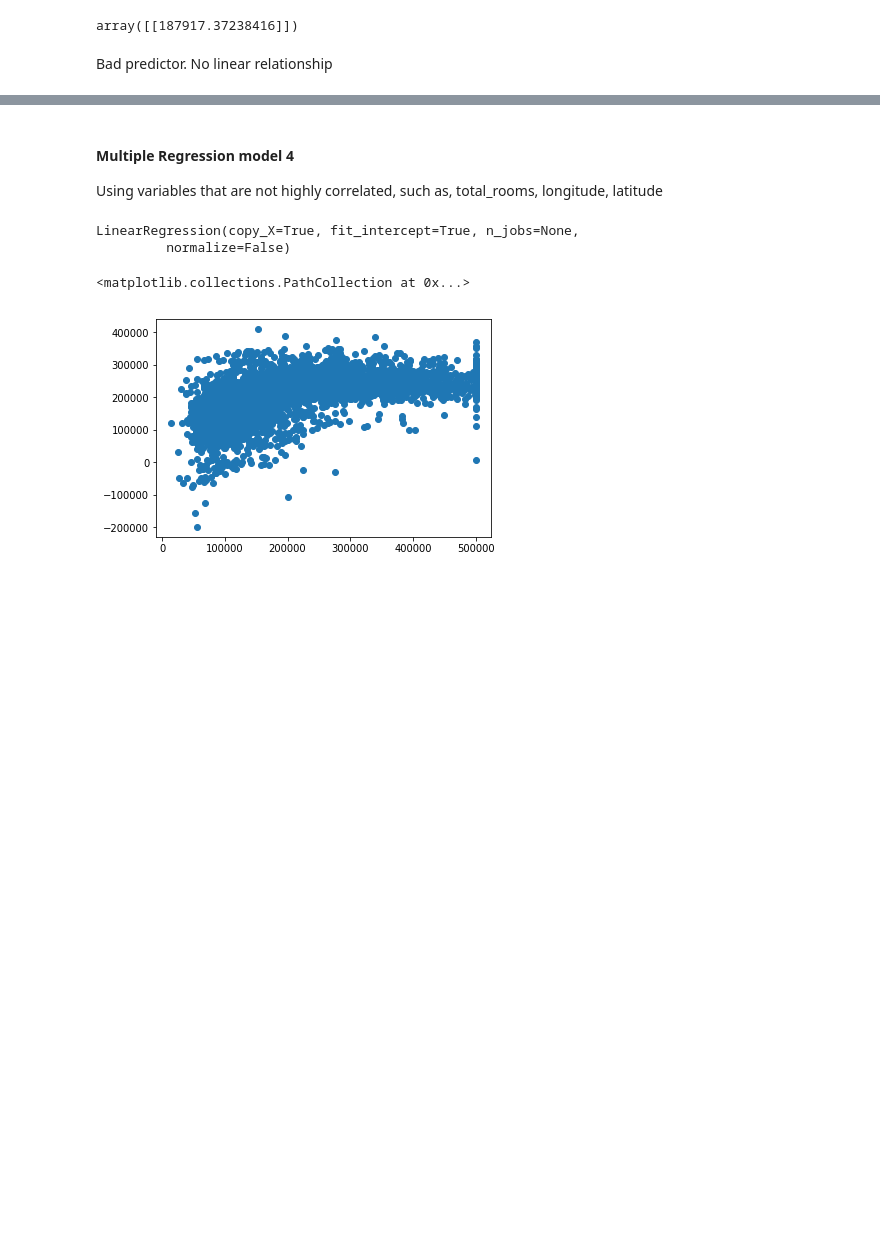
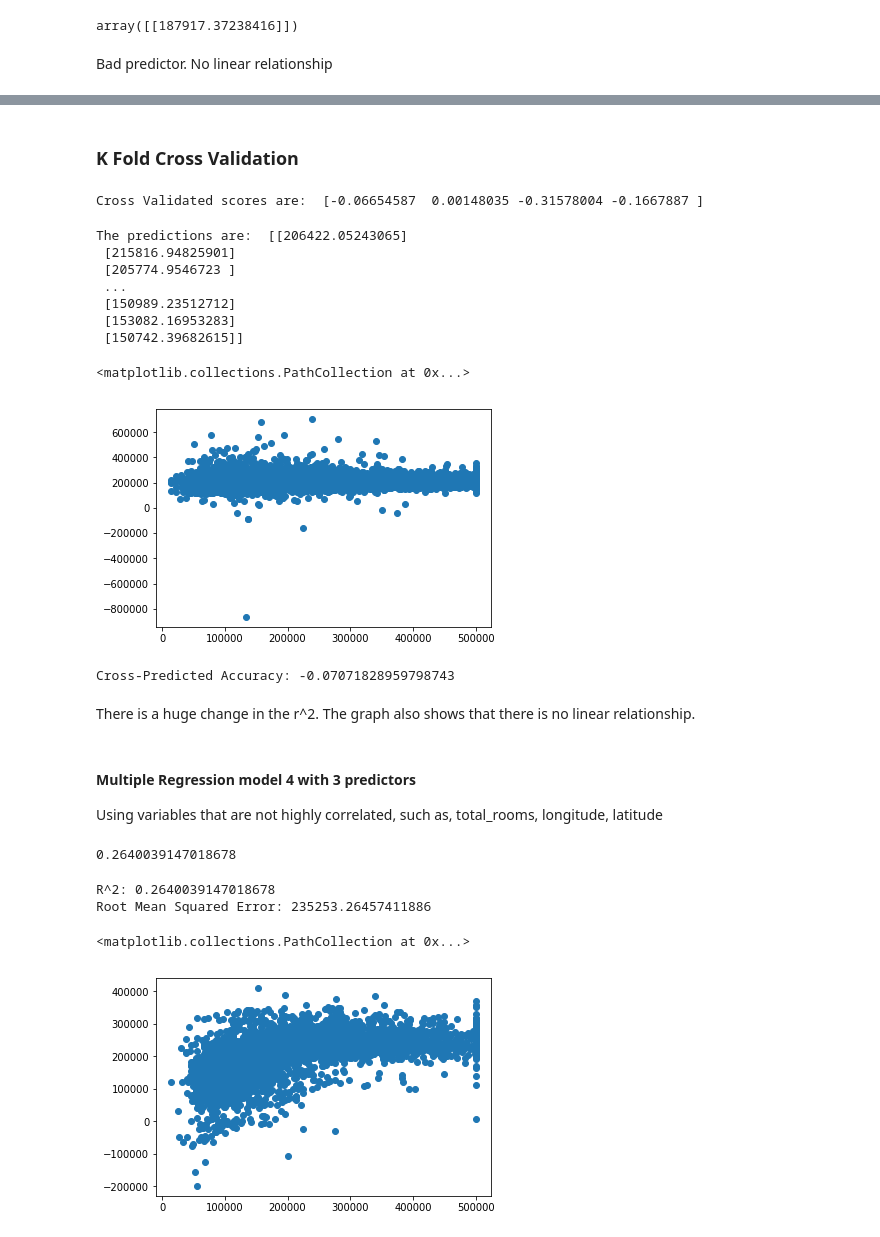
Before and after one commit to dharmadhikariv/Python-Projects, a Jupyter notebook: Desktop/INFO6105/Assignment2/Assignment_2_Regression.ipynb, the cells around one changed output, grey strips where cells are left out. Saved outputs shown, nothing was run; the diff lists cells and outputs as text; code cells hidden in the pictures; blank space fills up the shorter version.

```diff
--- a/Desktop/INFO6105/Assignment2/Assignment_2_Regression.ipynb
+++ b/Desktop/INFO6105/Assignment2/Assignment_2_Regression.ipynb
@@ -438,8 +473,37 @@ OLS Regression Results
 | Kurtosis: | 3.269 | Cond. No. | 89.0 |
 Warnings:
 [1] Standard Errors assume that the covariance matrix of the errors is correctly specified.
+# %% [markdown]
+### K Fold Cross Validation
+# %%
+scores = cross_val_score(lm, X, y, cv = 4)
+print('Cross Validated scores are: ', scores)
+# %% [output]
+Cross Validated scores are:  [-0.06654587  0.00148035 -0.31578004 -0.1667887 ]
+# %%
+predictions = cross_val_predict(lm, X, y, cv =4)
+print ('The predictions are: ', predictions)
+plt.scatter(y, predictions)
+# %% [output]
+The predictions are:  [[206422.05243065]
+ [215816.94825901]
+ [205774.9546723 ]
+ ...
+ [150989.23512712]
+ [153082.16953283]
+ [150742.39682615]]
+<matplotlib.collections.PathCollection at 0x...>
+[figure, added]
+# %%
+#checking the r^2 after cross validation
+accuracy = metrics.r2_score(y, predictions)
+print ('Cross-Predicted Accuracy:', accuracy)
+# %% [output]
+Cross-Predicted Accuracy: -0.07071828959798743
+# %% [markdown]
+There is a huge change in the r^2. The graph also shows that there is no linear relationship.
 # %% [markdown]
-#### Multiple Regression model 4
+#### Multiple Regression model 4 with 3 predictors
 Using variables that are not highly correlated, such as, total_rooms, longitude, latitude
 # %%
 #splitting the data into training and testing data
@@ -452,9 +516,16 @@ y = df[['median_house_value']]
 X_train, X_test, y_train, y_test = train_test_split(X, y, test_size=0.3, random_state=4)
 lm = LinearRegression()
 lm.fit(X_train, y_train)
+lm.score(X_train, y_train)
 # %% [output]
-LinearRegression(copy_X=True, fit_intercept=True, n_jobs=None,
-         normalize=False)
+0.2640039147018678
+# %%
+print("R^2: {}".format(lm.score(X_train, y_train)))
+rmse = np.sqrt(mean_squared_error(y_test, y_pred))
+print("Root Mean Squared Error: {}".format(rmse))
+# %% [output]
+R^2: 0.2640039147018678
+Root Mean Squared Error: 235253.26457411886
 # %%
 predictions = lm.predict(X_test)
 # %%
```
Also changed, not shown: parts of 68 cells of this notebook.
